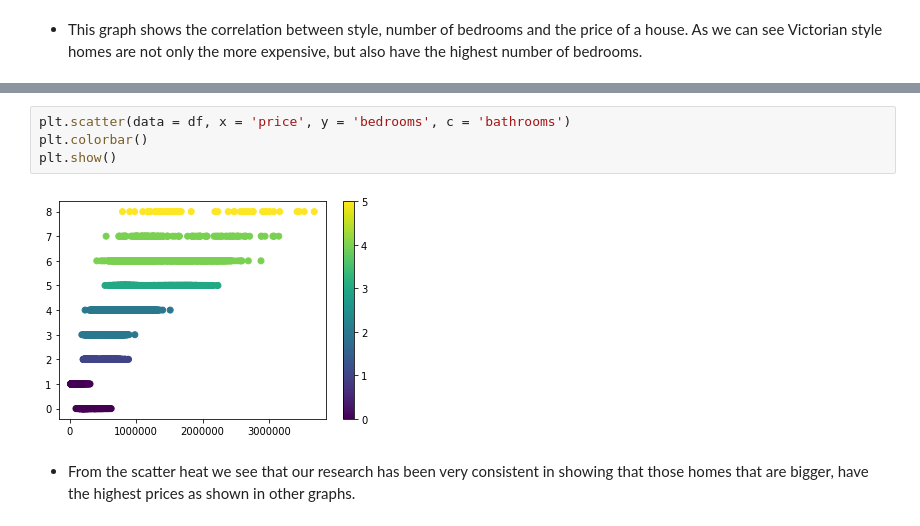
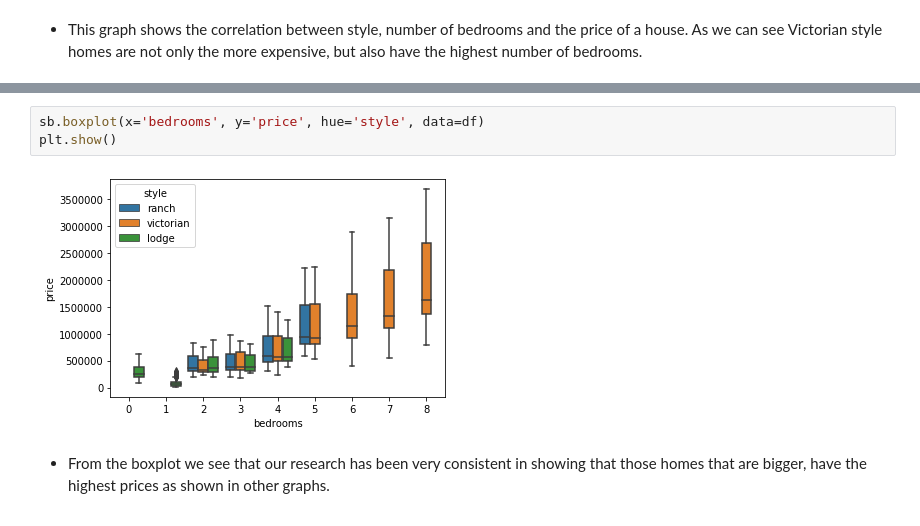
Before and after one commit to Nicoya1972/Data-Visualization, a Jupyter notebook: Data_Visualization.ipynb, the cells around one changed output, grey strips where cells are left out. Drawn from its saved outputs; the diff is of its cells as text.

```diff
--- a/Data_Visualization.ipynb
+++ b/Data_Visualization.ipynb
@@ -157,8 +151,7 @@ plt.show()
-# %%
-plt.scatter(data = df, x = 'price', y = 'bedrooms', c = 'bathrooms')
-plt.colorbar()
-plt.show()
-# %% [output]
-[figure, removed]
+# %%
+sb.boxplot(x='bedrooms', y='price', hue='style', data=df)
+plt.show()
+# %% [output]
+[figure, added]
 # %% [markdown]
-- From the scatter heat  we see that our research has been very consistent in showing that those homes that are bigger, have the highest prices as shown in other graphs.
+- From the boxplot we see that our research has been very consistent in showing that those homes that are bigger, have the highest prices as shown in other graphs.
```
Also changed, not shown: parts of 3 cells of this notebook, 4 other files.
